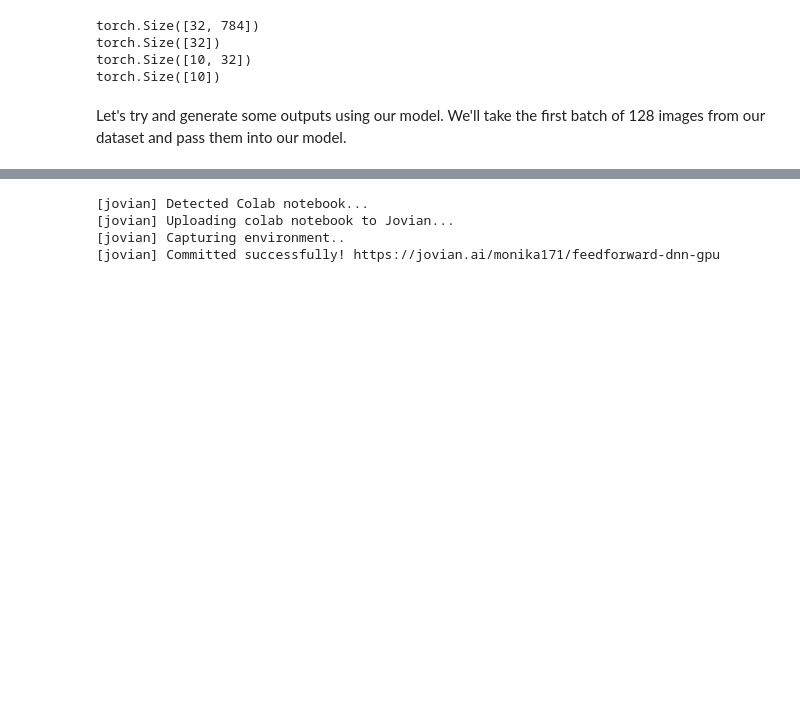
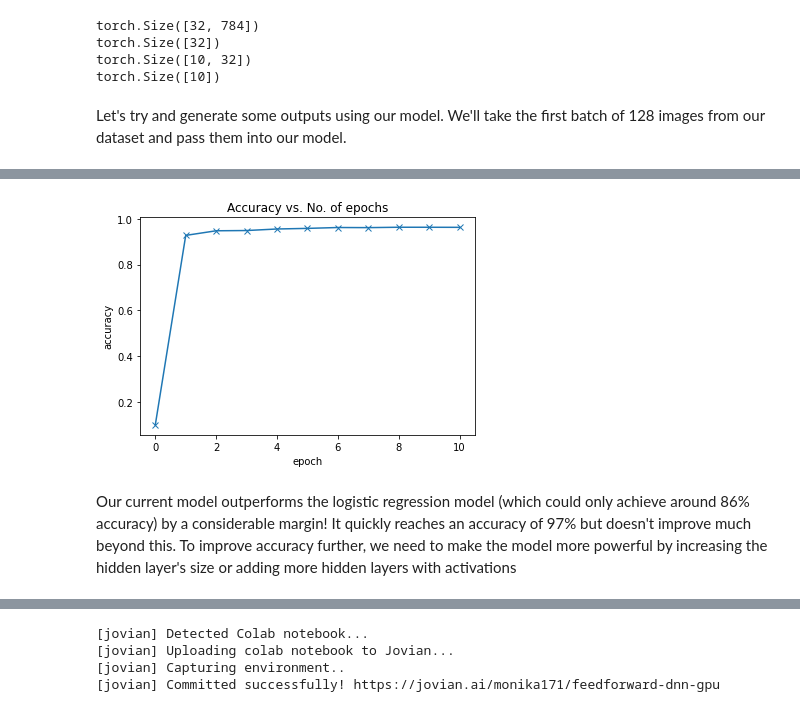
Before and after one commit to Monika171/Deep-Learning-with-Pytorch, a Jupyter notebook: feedforward_dnn_gpu.ipynb, the cells around one changed output, grey strips where cells are left out. Cells and saved outputs as stored; diff of their text form; code cells hidden in the pictures; blank space fills up the shorter version.

```diff
--- a/feedforward_dnn_gpu.ipynb
+++ b/feedforward_dnn_gpu.ipynb
@@ -304,0 +467,10 @@ Sample outputs:
+# %%
+accuracies = [x['val_acc'] for x in history]
+plt.plot(accuracies, '-x')
+plt.xlabel('epoch')
+plt.ylabel('accuracy')
+plt.title('Accuracy vs. No. of epochs');
+# %% [output]
+[figure, added]
+# %% [markdown]
+Our current model outperforms the logistic regression model (which could only achieve around 86% accuracy) by a considerable margin! It quickly reaches an accuracy of 97% but doesn't improve much beyond this. To improve accuracy further, we need to make the model more powerful by increasing the hidden layer's size or adding more hidden layers with activations
```
Also changed, not shown: parts of 45 cells of this notebook.
